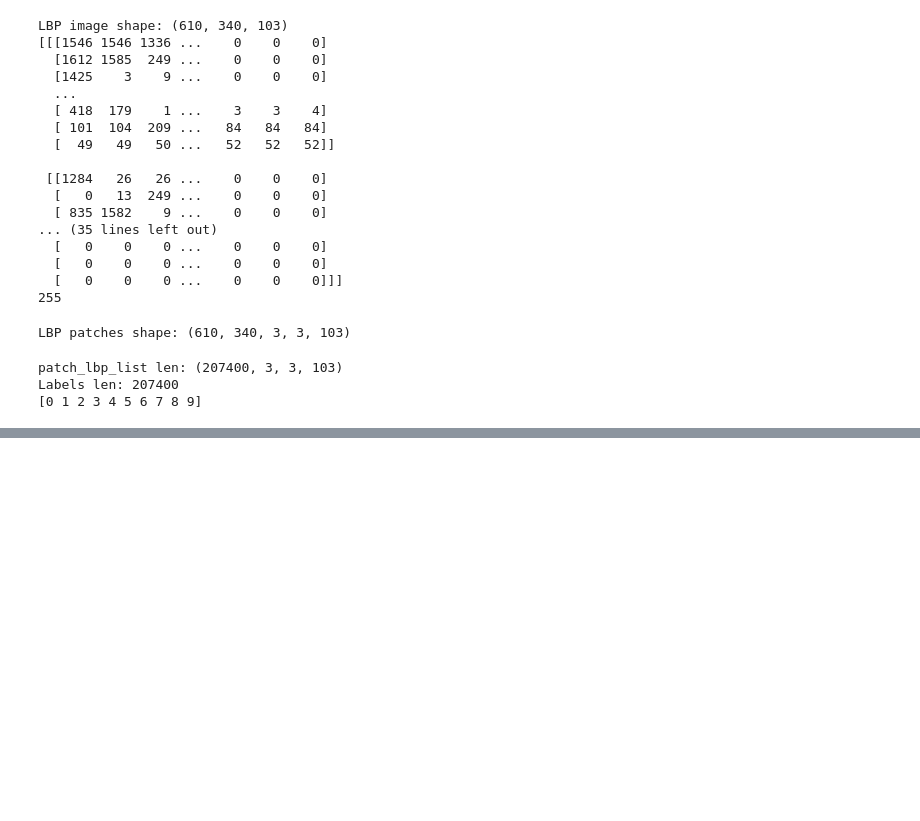
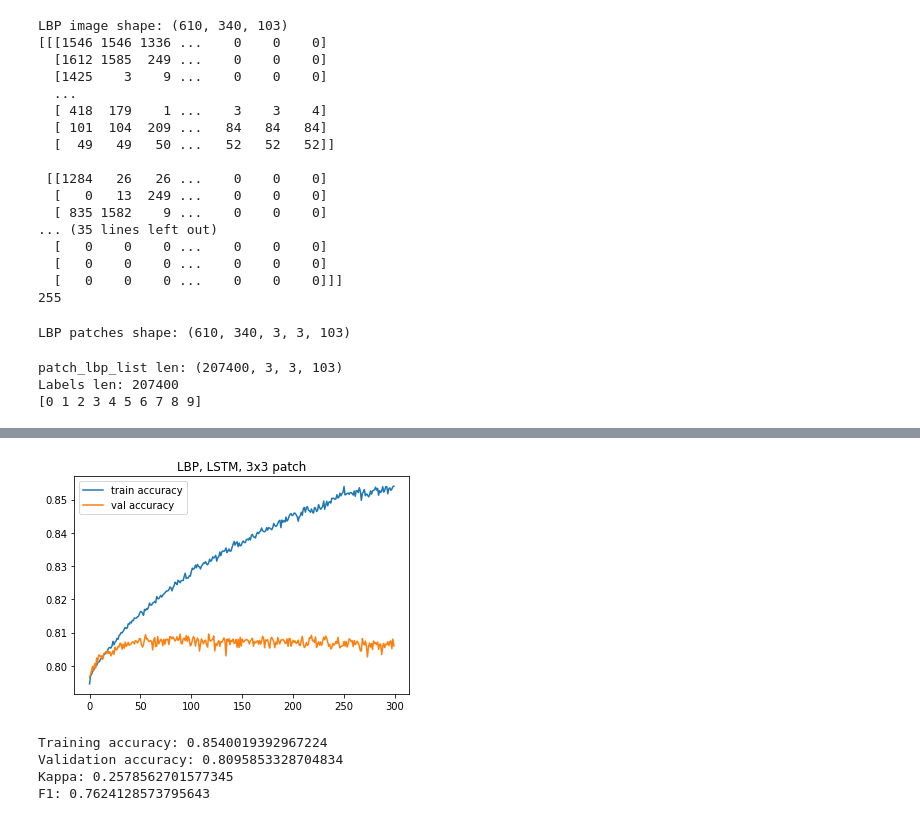
Before and after one commit to KubaSiwiec/hsi_spatial_spectral, a Jupyter notebook: hsi_lstm.ipynb, the cells around one changed output, grey strips where cells are left out. Cells and saved outputs as stored; diff of their text form; code cells hidden in the pictures; blank space fills up the shorter version.

Commit message:
Generalization, choose params, print metrics

```diff
--- a/hsi_lstm.ipynb
+++ b/hsi_lstm.ipynb
@@ -356,13 +317,52 @@ X_train, X_val, y_train, y_val = train_test_split(patches_sequence, labels_gt, t
 #free memory
 patches_sequence = None
 label_gt = None
+# %%
+'''
+RNN LSTM
+'''
+
+from tensorflow import keras
+
+# model definition function
+def create_model_LSTM(l2_loss_lambda = None, input_shape = (7, 7*103)):
+    keras.backend.clear_session()
+
+    # target_size = (32, 32)
+    l2 = None if l2_loss_lambda is None else keras.regularizers.l2(l2_loss_lambda)
+    if l2 is not None:
+        print('Using L2 regularization - l2_loss_lambda = %.4f' % l2_loss_lambda)
+
+    model = keras.Sequential(
+        [
+            # keras.layers.Lambda(lambda image: tf.image.resize(image, target_size)),
+            tf.compat.v1.keras.layers.CuDNNLSTM(512, input_shape = input_shape, return_sequences = True),
+            keras.layers.Dropout(0.2),
+
+            tf.compat.v1.keras.layers.CuDNNLSTM(512),
+            keras.layers.Dropout(0.2),
+
+            keras.layers.Dense(256, activation=tf.nn.relu, kernel_regularizer=l2),
+            keras.layers.Dropout(0.2),
+
+            keras.layers.Dense(10, activation=tf.nn.softmax),
+        ]
+    )
+
+    # model compiling
+
+    model.compile(
+        optimizer=keras.optimizers.Adam(), loss="sparse_categorical_crossentropy", metrics=["accuracy"]
+    )
+
+    return model
 # %%
 '''
 Create and fit model, get loss, accuracy and f1-score metrics
 '''
-model = create_model_LSTM(None)
+model = create_model_LSTM(None, (patch_size, patch_size*103))
 
 gc.collect()
-history = model.fit(X_train, y_train, batch_size = 256, epochs=30, validation_data=(X_val, y_val))
+history = model.fit(X_train, y_train, batch_size = 256, epochs=300, validation_data=(X_val, y_val))
 print(model.summary())
 # %% [output]
@@ -386,14 +386,16 @@ Epoch 13/30
 # %%
 '''
 Plot accuracy
 '''
 
 plt.figure(1)
 plt.plot(history.history['accuracy'])
 plt.plot(history.history['val_accuracy'])
 plt.legend(['train accuracy', 'val accuracy'])
-plt.title("LBP, CNN, {}x{} patch".format(patch_size, patch_size))
+plt.title("LBP, LSTM, {}x{} patch".format(patch_size, patch_size))
 plt.show()
+# %% [output]
+[figure, added]
 # %%
 '''
 get predictions and predicted labels
@@ -401,3 +403,18 @@ get predictions and predicted labels
 
 predictions = model.predict(X_val)
 gt_predicted = [np.argmax(prediction) for prediction in predictions]
+# %%
+'''
+Calculate kappa coefictient
+'''
+
+from sklearn.metrics import cohen_kappa_score, f1_score
+
+kappa = cohen_kappa_score(y_val, np.array(gt_predicted))
+f1 = f1_score(y_val, np.array(gt_predicted), average = 'weighted')
+print("Training accuracy: {}\nValidation accuracy: {}\nKappa: {}\nF1: {}".format(np.max(history.history['accuracy']), np.max(history.history['val_accuracy']),kappa, f1))
+# %% [output]
+Training accuracy: 0.8540019392967224
+Validation accuracy: 0.8095853328704834
+Kappa: 0.2578562701577345
+F1: 0.7624128573795643
```
Also changed, not shown: parts of 2 cells of this notebook.
